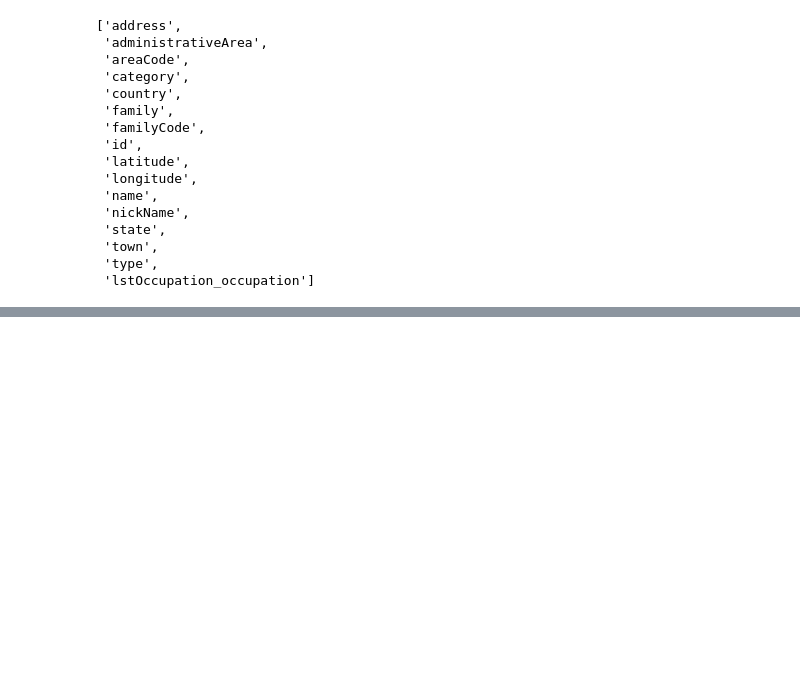
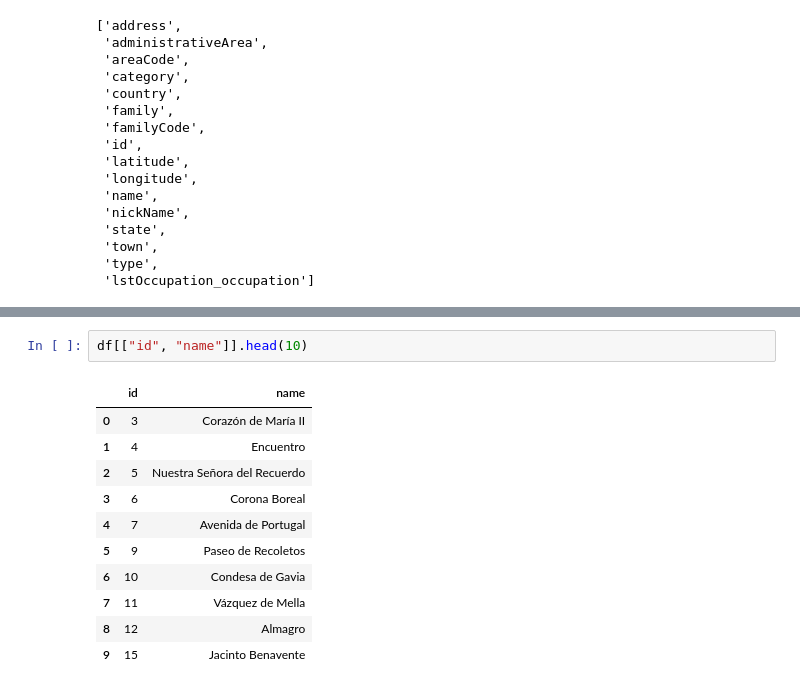
Before and after one commit to contactodiegovega/Trafico-Madrid, a Jupyter notebook: parking.ipynb, the cells around one changed output, grey strips where cells are left out. Drawn from its saved outputs; the diff is of its cells as text; blank space fills up the shorter version.

```diff
--- a/parking.ipynb
+++ b/parking.ipynb
@@ -142,0 +399,14 @@ df.columns.tolist()
+# %%
+df[["id", "name"]].head(10)
+# %% [output]
+|  | id | name |
+| 0 | 3 | Corazón de María II |
+| 1 | 4 | Encuentro |
+| 2 | 5 | Nuestra Señora del Recuerdo |
+| 3 | 6 | Corona Boreal |
+| 4 | 7 | Avenida de Portugal |
+| 5 | 9 | Paseo de Recoletos |
+| 6 | 10 | Condesa de Gavia |
+| 7 | 11 | Vázquez de Mella |
+| 8 | 12 | Almagro |
+| 9 | 15 | Jacinto Benavente |
```
Also changed, not shown: parts of 18 cells of this notebook.
